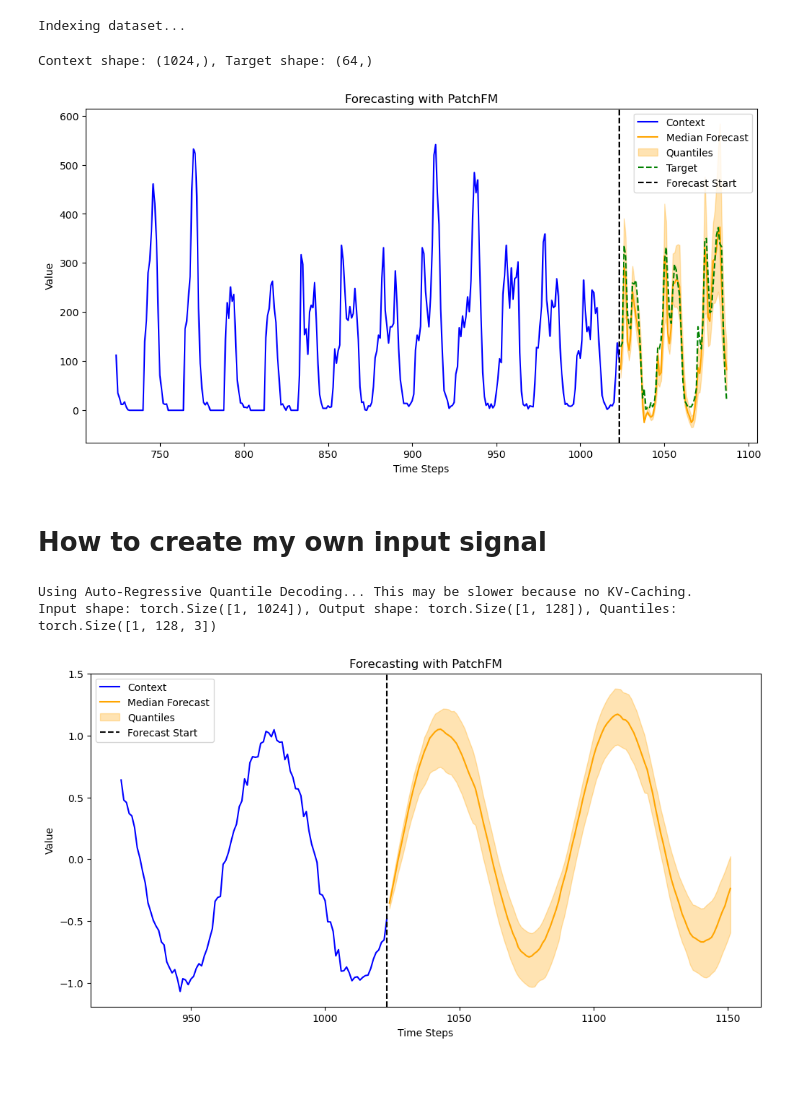
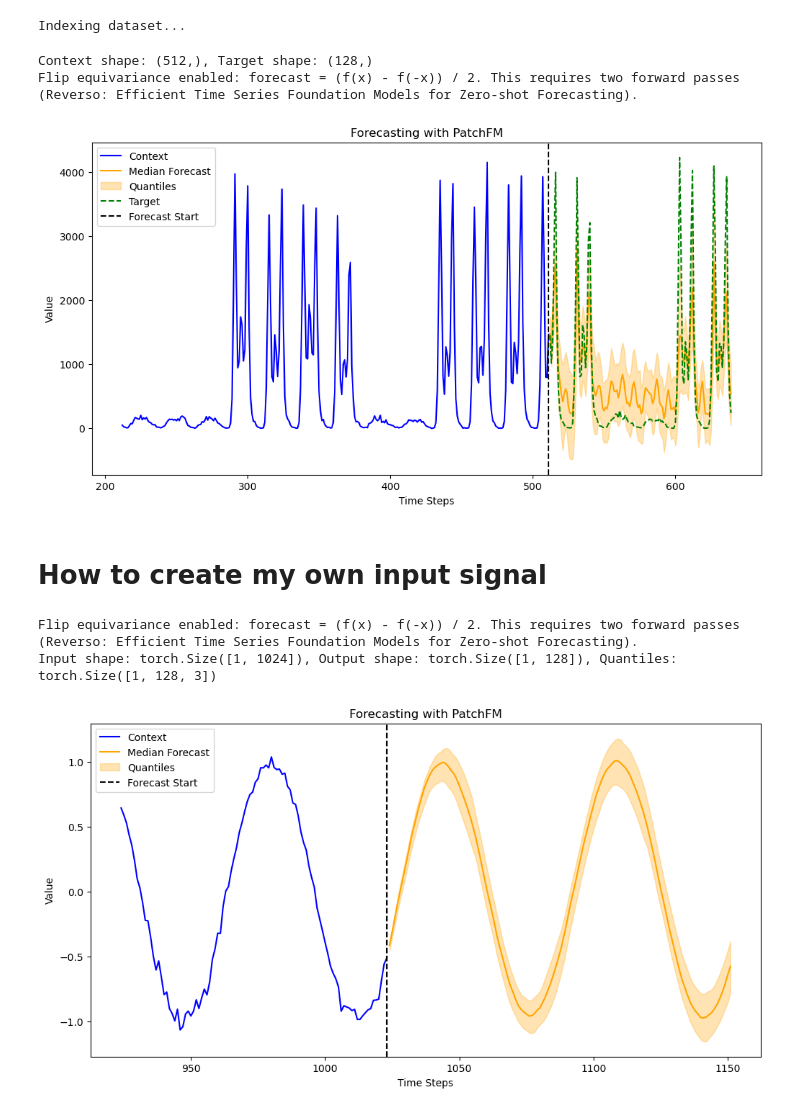
Before and after one commit to vilhess/PatchFM, a Jupyter notebook: notebooks/tutorial.ipynb, the cells around one changed output. Saved outputs shown, nothing was run; the diff lists cells and outputs as text; code cells hidden in the pictures; blank space fills up the shorter version.

Commit message:
kvcache quantile decoding + flip equivariance + readme

```diff
--- a/notebooks/tutorial.ipynb
+++ b/notebooks/tutorial.ipynb
@@ -14,8 +14,8 @@ from dataset import UTSDataset
 # %%
 @dataclass
 class NotebookConfig:
-  context_size: int = 1024 # the length of the context signal
-  forecast_horizon: int = 64 # the length of the forecast horizon
+  context_size: int = 512 # the length of the context signal
+  forecast_horizon: int = 128 # the length of the forecast horizon
   quantiles: list[float] = field(default_factory=lambda: [0.1, 0.5, 0.9]) # the quantiles to be predicted (0.5 is the forecast)
 
   context_plot_limit: int = 300 # not show the whole context but last 'context_plot_limit' observations (just for visualization)
@@ -37,19 +39,20 @@ Indexing dataset...
 # %%
 idx = random.randint(0, len(dataset))
 context, target = dataset[idx]
 xx = torch.cat([context, target], dim=0)
 
 context = xx[:config_nb.context_size].numpy()
 target = xx[config_nb.context_size:config_nb.forecast_horizon + config_nb.context_size].numpy()
 
 print(f"Context shape: {context.shape}, Target shape: {target.shape}")
 
-pred_median, pred_quantiles = model(context, forecast_horizon=config_nb.forecast_horizon, quantiles=config_nb.quantiles)
+pred_median, pred_quantiles = model(context, forecast_horizon=config_nb.forecast_horizon, quantiles=config_nb.quantiles, flip_equivariance=True)
 
 plot_forecast(context, pred_median, pred_quantiles, target_pred=target, context_plot_limit=config_nb.context_plot_limit)
 # %% [output]
-Context shape: (1024,), Target shape: (64,)
+Context shape: (512,), Target shape: (128,)
+Flip equivariance enabled: forecast = (f(x) - f(-x)) / 2. This requires two forward passes (Reverso: Efficient Time Series Foundation Models for Zero-shot Forecasting).
-[figure, old version]
+[figure, new version]
 # %% [markdown]
 # How to create my own input signal
 # %%
@@ -59,10 +62,10 @@ signal = torch.sin(x) + 0.05*torch.randn(1024) # (batch, time)
 
 # --- Inference ---
 forecast_horizon = 128
-pred_median, pred_quantiles = model(signal, forecast_horizon=forecast_horizon, quantiles=[0.1, 0.5, 0.9], quantile_decoding=True)  # (batch, time, quantiles)
+pred_median, pred_quantiles = model(signal, forecast_horizon=forecast_horizon, quantiles=[0.1, 0.5, 0.9], flip_equivariance=True)  # (batch, time, quantiles)
 print(f"Input shape: {signal.shape}, Output shape: {pred_median.shape}, Quantiles: {pred_quantiles.shape}")
 plot_forecast(signal, pred_median, pred_quantiles)
 # %% [output]
-Using Auto-Regressive Quantile Decoding... This may be slower because no KV-Caching.
+Flip equivariance enabled: forecast = (f(x) - f(-x)) / 2. This requires two forward passes (Reverso: Efficient Time Series Foundation Models for Zero-shot Forecasting).
 Input shape: torch.Size([1, 1024]), Output shape: torch.Size([1, 128]), Quantiles: torch.Size([1, 128, 3])
-[figure, old version]
+[figure, new version]
```
Also changed, not shown: parts of 1 cell of this notebook, 5 other files.
